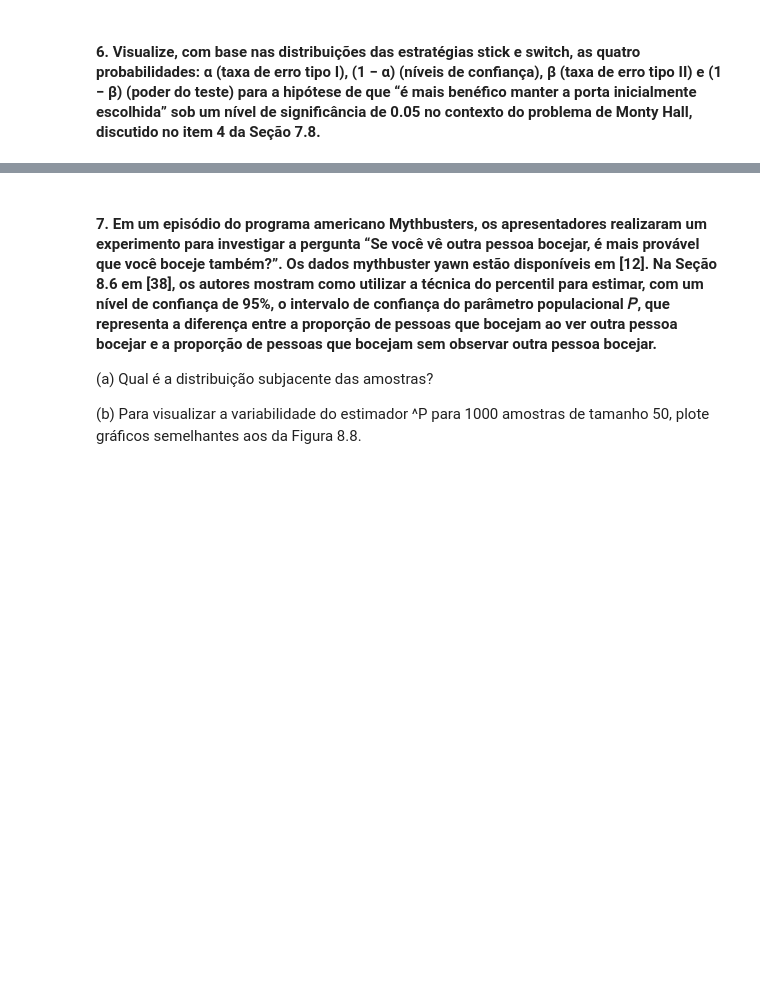
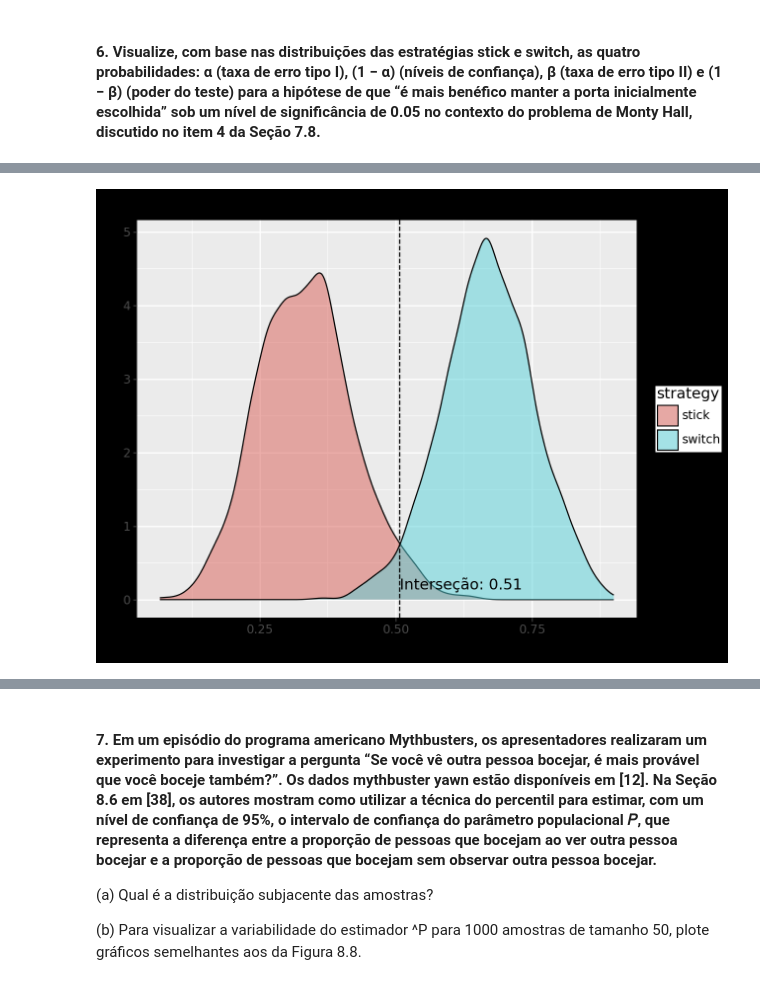
Before and after one commit to RafaelRagozoni/Topicos7, a Jupyter notebook: Aula9/participacao.ipynb, the cells around one changed output, grey strips where cells are left out. Saved outputs shown, nothing was run; the diff lists cells and outputs as text; code cells hidden in the pictures; blank space fills up the shorter version.

```diff
--- a/Aula9/participacao.ipynb
+++ b/Aula9/participacao.ipynb
@@ -516,0 +614,3 @@ ggplot(movies) \
+# %%
+stick = concat[concat["strategy"] == "stick"][0]
+switch = concat[concat["strategy"] == "switch"][0]
@@ -516,0 +619,18 @@ ggplot(movies) \
+# %%
+density_stick = gaussian_kde(stick)
+density_switch = gaussian_kde(switch)
+# %%
+xs = np.linspace(concat[0].min(), concat[0].max(), 1000)
+density_diff = np.abs(density_stick(xs) - density_switch(xs))
+intersection = xs[np.argmin(density_diff)]
+# %%
+density_plot = (
+    ggplot(concat, aes(x=concat[0], fill='strategy')) +
+    geom_density(alpha=0.5) +
+    geom_vline(xintercept=intersection, linetype='dashed') +
+    labs(title='Gráfico de Densidade com Interseção', x='Valores', y='Densidade') +
+    annotate('text', x=intersection, y=0.1, label=f'Interseção: {intersection:.2f}', ha='left', va='bottom')
+)
+density_plot
+# %% [output]
+[figure, added]
```
Also changed, not shown: parts of 34 cells of this notebook.
